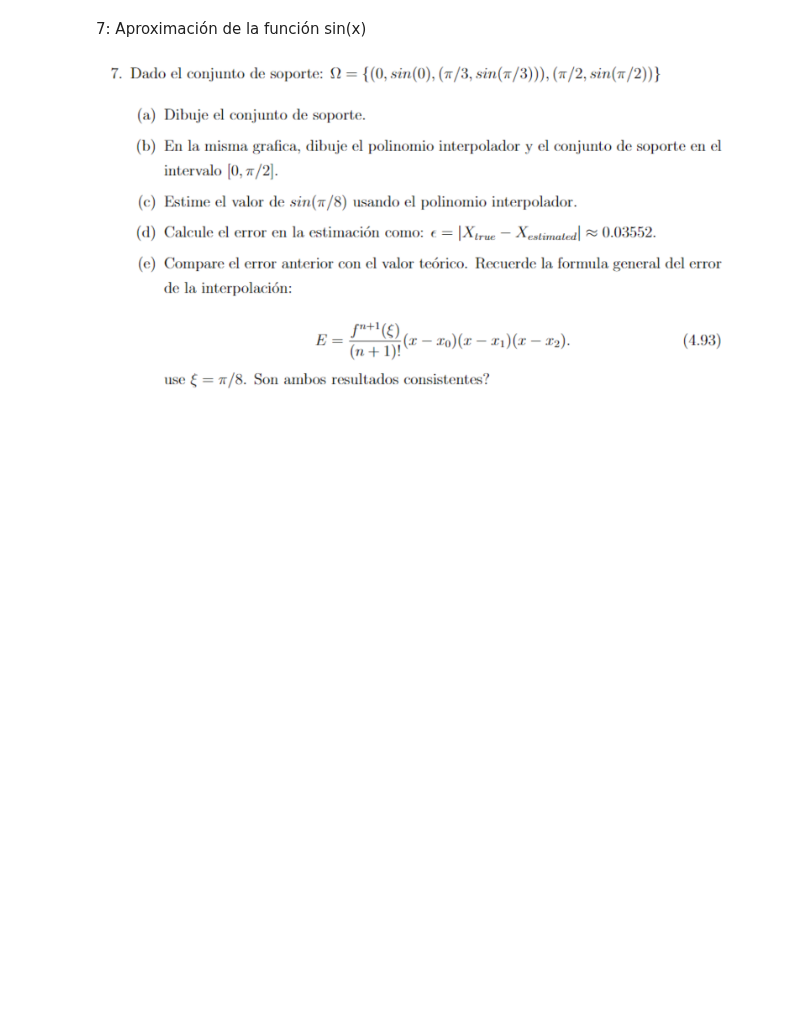
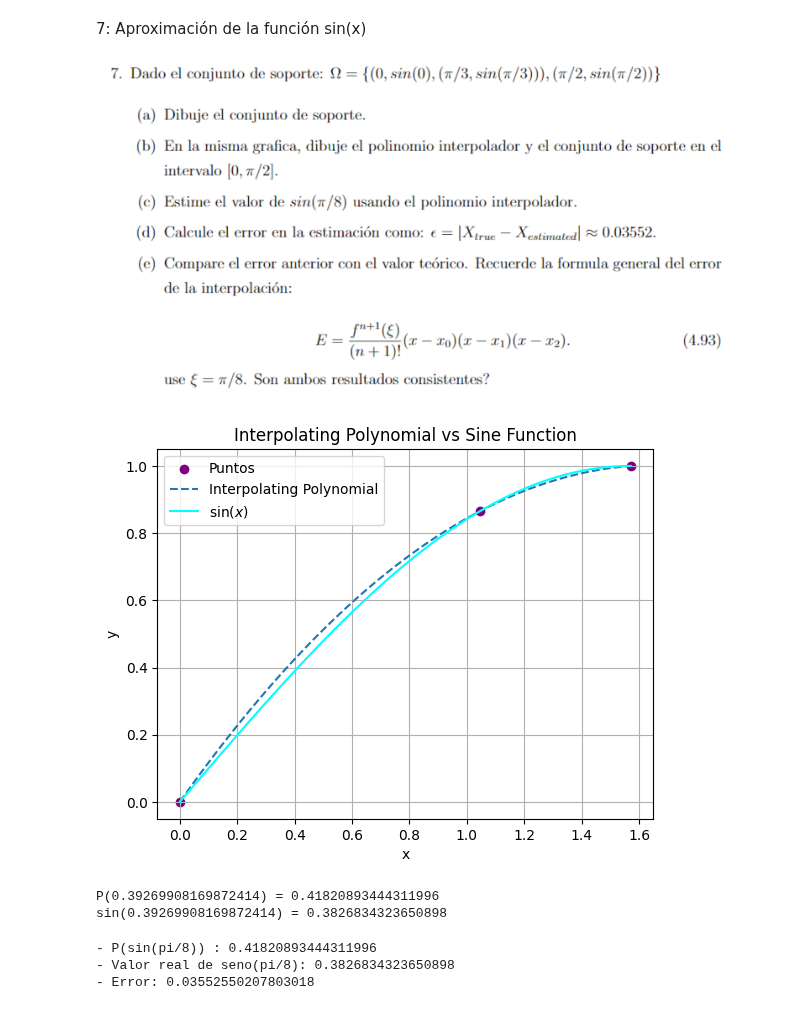
Before and after one commit to ampereapescador/MetodosI_AnaPerea_JuanGomez, a Jupyter notebook: PARCIAL1.ipynb, the cells around one changed output. Drawn from its saved outputs; the diff is of its cells as text; code cells hidden in the pictures; blank space fills up the shorter version.

```diff
--- a/PARCIAL1.ipynb
+++ b/PARCIAL1.ipynb
@@ -10,3 +13,72 @@ import numpy as np
 7: Aproximación de la función sin(x)
 
 ![pto 7 lagrange.png](embedded-picture-1)
+# %%
+#> a. Dibujo el conjunto de soporte
+
+# Lista coordenadas en x
+puntos_x = np.array([0, np.pi/3, np.pi/2])
+puntos_y = np.array([np.sin(0), np.sin(np.pi/3), np.sin(np.pi/2)])
+
+#Plotear puntos del conjunto
+plt.scatter(puntos_x, puntos_y, color='purple', label='Puntos')
+
+
+#> b. Polinomio interpolador
+
+# Calculo Lagrange Li
+def lagrange_basis(x, i, puntos_x):
+    L_i = 1
+    for j in range(len(puntos_x)):
+        if j != i:
+            L_i *= (x - puntos_x[j]) / (puntos_x[i] - puntos_x[j])
+    return L_i
+
+# Calculo polinomio P(x)
+def lagrange_polynomial(x, puntos_x, puntos_y):
+    P_x = 0
+    for i in range(len(puntos_x)):
+        P_x += puntos_y[i] * lagrange_basis(x, i, puntos_x)
+    return P_x
+
+#Ploteo polinomio, con correcciones de GPT
+x_vals = np.linspace(0, np.pi/2, 100)
+y_poly = [lagrange_polynomial(x, puntos_x, puntos_y) for x in x_vals]
+y_true = np.sin(x_vals)
+
+# Plotting the interpolating polynomial and the sine function
+plt.plot(x_vals, y_poly, label='Interpolating Polynomial', linestyle='--')
+plt.plot(x_vals, y_true, label=r'$\sin(x)$', color='cyan')
+
+# Arreglos grafica
+plt.xlabel('x')
+plt.ylabel('y')
+plt.title('Interpolating Polynomial vs Sine Function')
+plt.legend()
+plt.grid(True)
+plt.show()
+# %% [output]
+[figure, added]
+# %%
+#> c. P(sin(pi/8))
+
+estimar_x = np.pi/8
+estimar_y = lagrange_polynomial(estimar_x, puntos_x, puntos_y)
+true_y = np.sin(estimar_x)
+
+print(f"P({estimar_x}) = {estimar_y}")
+print(f"sin({estimar_x}) = {true_y}")
+# %% [output]
+P(0.39269908169872414) = 0.41820893444311996
+sin(0.39269908169872414) = 0.3826834323650898
+# %%
+#> d. Calculo del error
+error_estimation = abs(true_y - estimar_y)
+
+print(f"- P(sin(pi/8)) : {estimar_y}")
+print(f"- Valor real de seno(pi/8): {true_y}")
+print(f"- Error: {error_estimation}")
+# %% [output]
+- P(sin(pi/8)) : 0.41820893444311996
+- Valor real de seno(pi/8): 0.3826834323650898
+- Error: 0.03552550207803018
```
Also changed, not shown: parts of 3 cells of this notebook.
